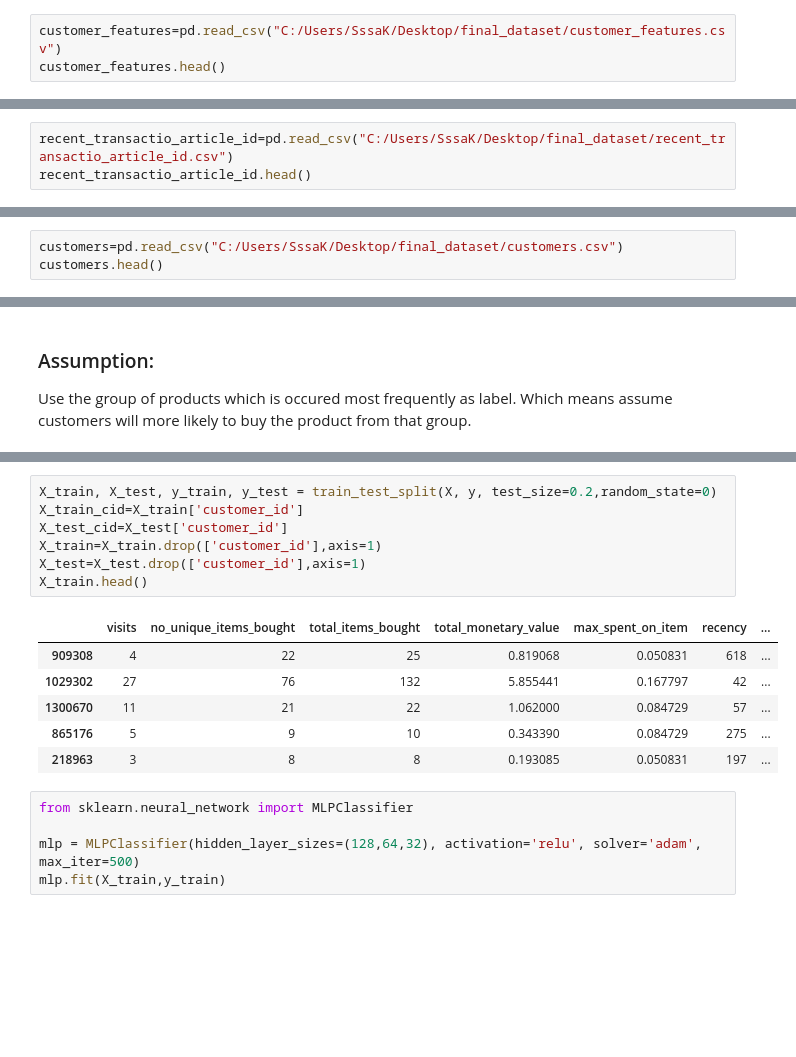
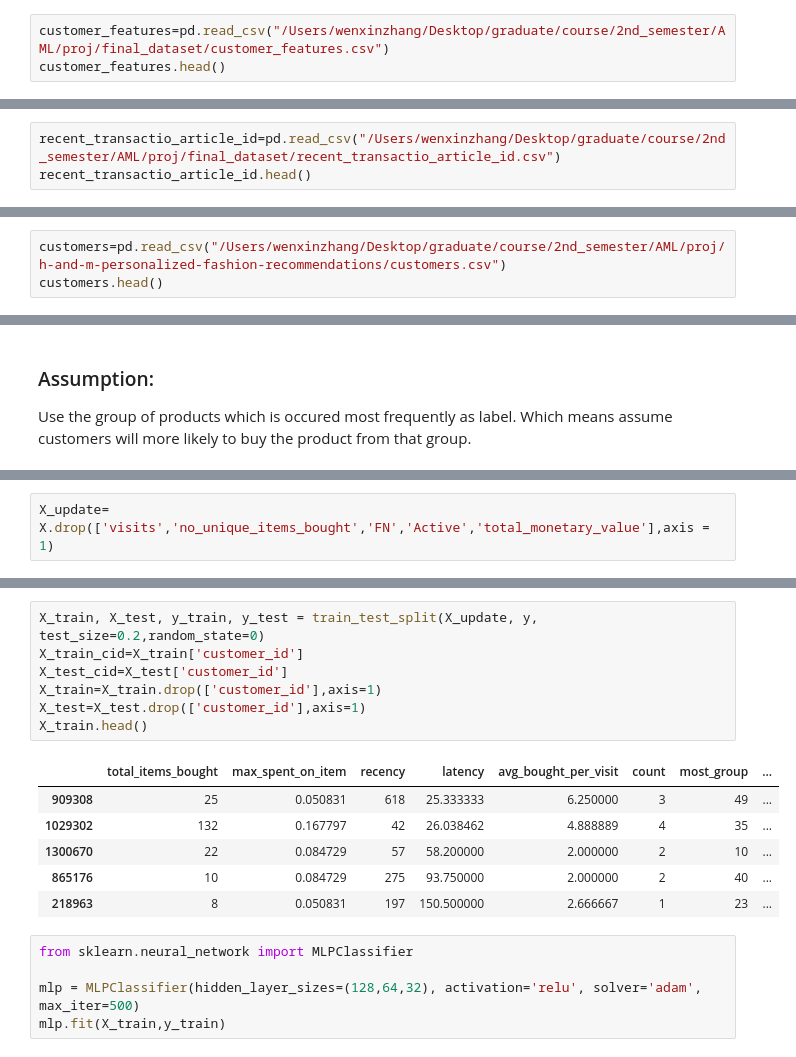
Before and after one commit to aye21874/AML_Final_Project, a Jupyter notebook: classi_model.ipynb, the cells around one changed output, grey strips where cells are left out. Saved outputs shown, nothing was run; the diff lists cells and outputs as text; blank space fills up the shorter version.

```diff
--- a/classi_model.ipynb
+++ b/classi_model.ipynb
@@ -86,7 +87,7 @@ most_item.head()
 | 3 | 00005ca1c9ed5f5146b52ac8639a40ca9... | 742079001 | 1 | 37 |
 | 4 | 00006413d8573cd20ed7128e53b7b1381... | 399061015 | 2 | 3 |
 # %%
-customer_features=pd.read_csv("C:/Users/SssaK/Desktop/final_dataset/customer_features.csv")
+customer_features=pd.read_csv("/Users/wenxinzhang/Desktop/graduate/course/2nd_semester/AML/proj/final_dataset/customer_features.csv")
 customer_features.head()
 # %% [output]
 |  | Unnamed: 0 | customer_id | visits | no_unique_items_bought | total_items_bought | list_of_items_bought | ... |
@@ -141,7 +142,7 @@ customer_features.head()
 | 3 | 00005ca1c9ed5f5146b52ac8639a40ca9... | 1 | 2 | 2 | [732413001, 742079001] | ... |
 | 4 | 00006413d8573cd20ed7128e53b7b1381... | 6 | 12 | 13 | [634249005, 677049001, 698286003,... | ... |
 # %%
-recent_transactio_article_id=pd.read_csv("C:/Users/SssaK/Desktop/final_dataset/recent_transactio_article_id.csv")
+recent_transactio_article_id=pd.read_csv("/Users/wenxinzhang/Desktop/graduate/course/2nd_semester/AML/proj/final_dataset/recent_transactio_article_id.csv")
 recent_transactio_article_id.head()
 # %% [output]
 |  | Unnamed: 0 | customer_id | recent_transaction_article_id |
@@ -182,7 +183,7 @@ recent_transactio_article_id
 | 1362280 | 03047ce62398549486db59baa6ae4b75f... | 610662002 | 28 |
 1362281 rows × 3 columns
 # %%
-customers=pd.read_csv("C:/Users/SssaK/Desktop/final_dataset/customers.csv")
+customers=pd.read_csv("/Users/wenxinzhang/Desktop/graduate/course/2nd_semester/AML/proj/h-and-m-personalized-fashion-recommendations/customers.csv")
 customers.head()
 # %% [output]
 |  | customer_id | FN | Active | club_member_status | fashion_news_frequency | age | postal_code |
@@ -287,0 +308,2 @@ X.head()
+# %%
+X_update= X.drop(['visits','no_unique_items_bought','FN','Active','total_monetary_value'],axis = 1)
@@ -288,17 +326,17 @@ X.head()
 # %%
-X_train, X_test, y_train, y_test = train_test_split(X, y, test_size=0.2,random_state=0)
+X_train, X_test, y_train, y_test = train_test_split(X_update, y, test_size=0.2,random_state=0)
 X_train_cid=X_train['customer_id']
 X_test_cid=X_test['customer_id']
 X_train=X_train.drop(['customer_id'],axis=1)
 X_test=X_test.drop(['customer_id'],axis=1)
 X_train.head()
 # %% [output]
-|  | visits | no_unique_items_bought | total_items_bought | total_monetary_value | max_spent_on_item | recency | ... |
-| 909308 | 4 | 22 | 25 | 0.819068 | 0.050831 | 618 | ... |
-| 1029302 | 27 | 76 | 132 | 5.855441 | 0.167797 | 42 | ... |
-| 1300670 | 11 | 21 | 22 | 1.062000 | 0.084729 | 57 | ... |
-| 865176 | 5 | 9 | 10 | 0.343390 | 0.084729 | 275 | ... |
-| 218963 | 3 | 8 | 8 | 0.193085 | 0.050831 | 197 | ... |
+|  | total_items_bought | max_spent_on_item | recency | latency | avg_bought_per_visit | count | most_group | ... |
+| 909308 | 25 | 0.050831 | 618 | 25.333333 | 6.250000 | 3 | 49 | ... |
+| 1029302 | 132 | 0.167797 | 42 | 26.038462 | 4.888889 | 4 | 35 | ... |
+| 1300670 | 22 | 0.084729 | 57 | 58.200000 | 2.000000 | 2 | 10 | ... |
+| 865176 | 10 | 0.084729 | 275 | 93.750000 | 2.000000 | 2 | 40 | ... |
+| 218963 | 8 | 0.050831 | 197 | 150.500000 | 2.666667 | 1 | 23 | ... |
 # %%
 from sklearn.neural_network import MLPClassifier
 
```
Also changed, not shown: parts of 7 cells of this notebook.
